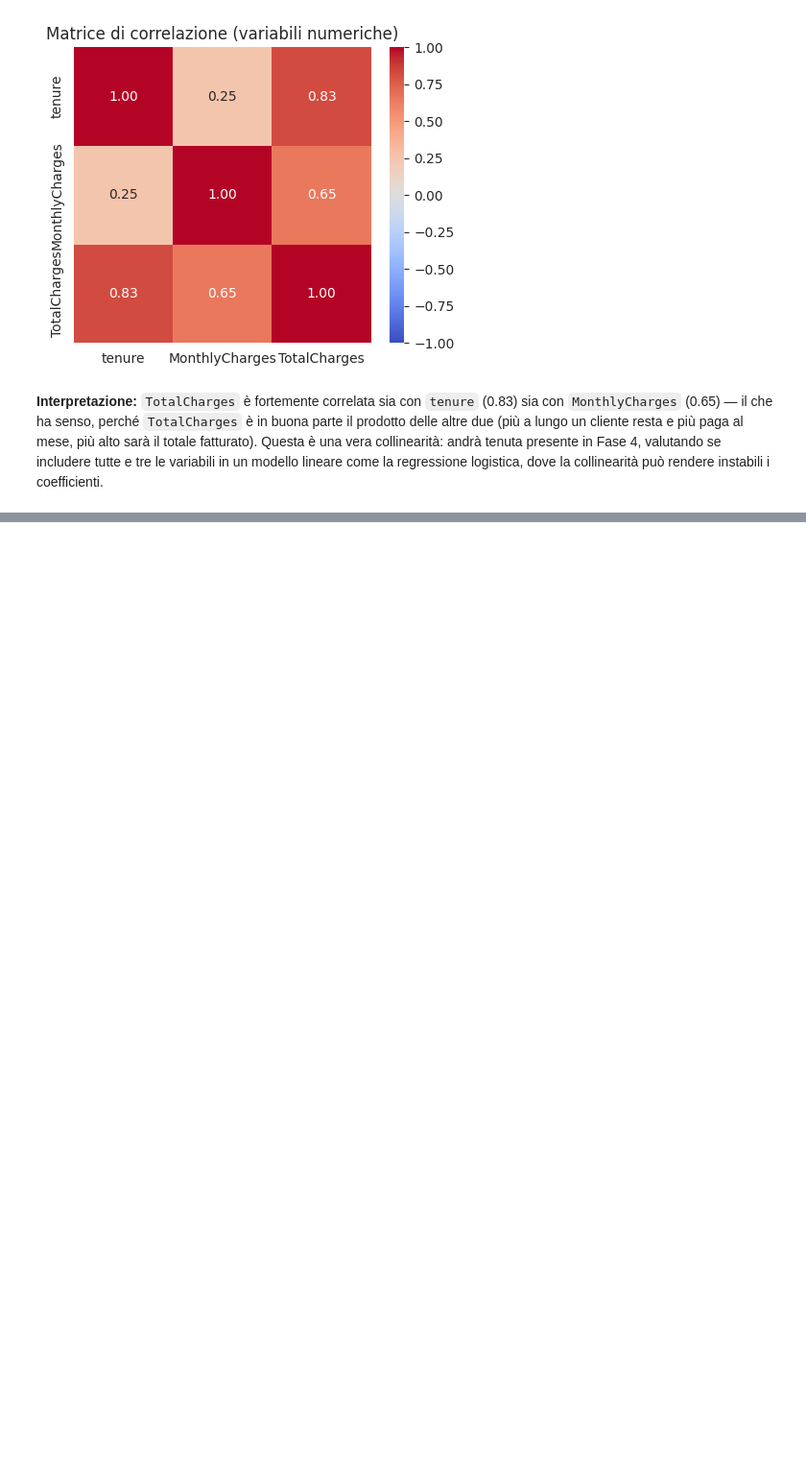
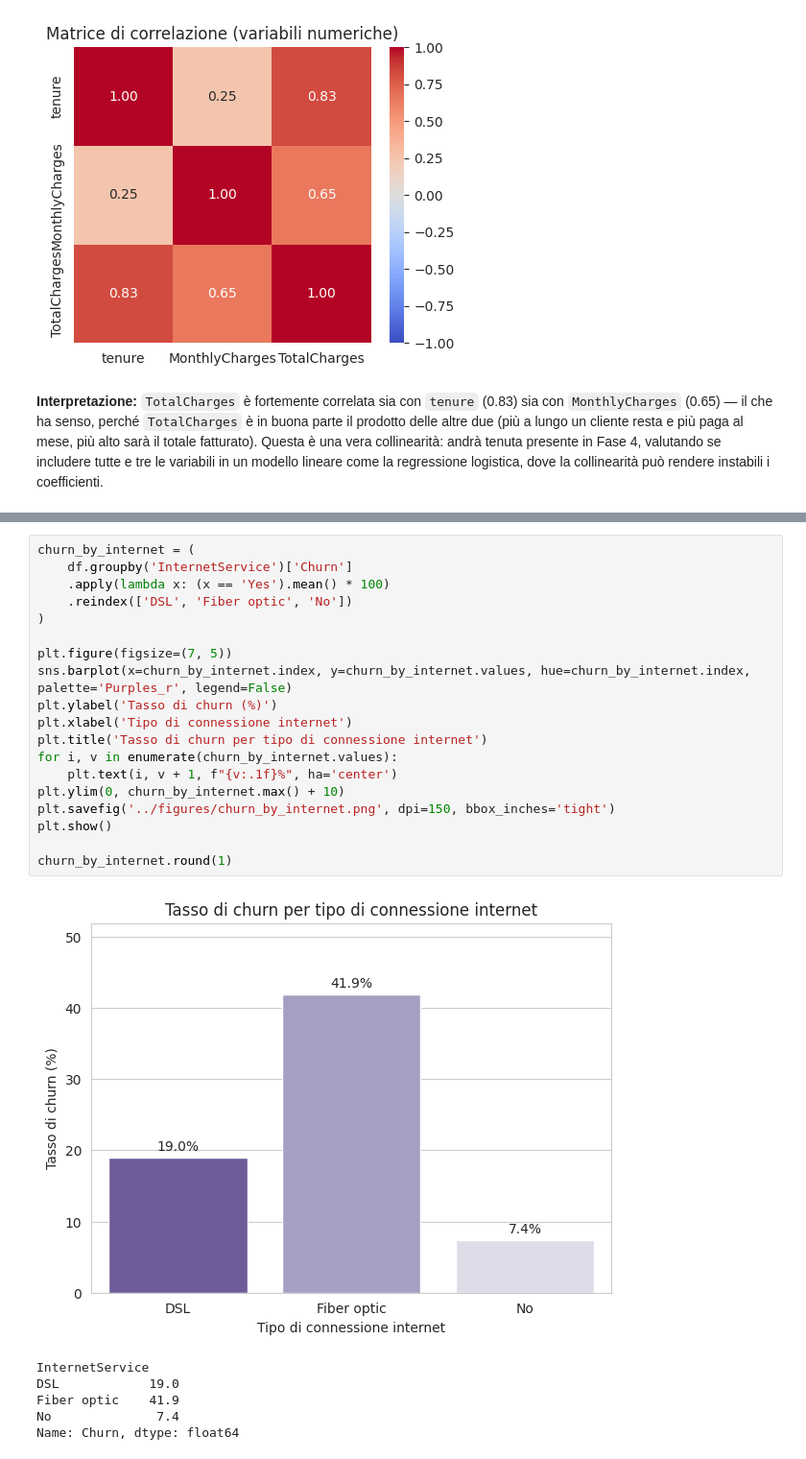
Before and after one commit to ale19ssia/progetto-data-science, a Jupyter notebook: notebooks/02_analisi_esplorativa.ipynb, the cells around one changed output, grey strips where cells are left out. Shown at 96% size. Drawn from its saved outputs; the diff is of its cells as text; blank space fills up the shorter version.

```diff
--- a/notebooks/02_analisi_esplorativa.ipynb
+++ b/notebooks/02_analisi_esplorativa.ipynb
@@ -157,0 +164,26 @@ plt.show()
+# %%
+churn_by_internet = (
+    df.groupby('InternetService')['Churn']
+    .apply(lambda x: (x == 'Yes').mean() * 100)
+    .reindex(['DSL', 'Fiber optic', 'No'])
+)
+
+plt.figure(figsize=(7, 5))
+sns.barplot(x=churn_by_internet.index, y=churn_by_internet.values, hue=churn_by_internet.index, palette='Purples_r', legend=False)
+plt.ylabel('Tasso di churn (%)')
+plt.xlabel('Tipo di connessione internet')
+plt.title('Tasso di churn per tipo di connessione internet')
+for i, v in enumerate(churn_by_internet.values):
+    plt.text(i, v + 1, f"{v:.1f}%", ha='center')
+plt.ylim(0, churn_by_internet.max() + 10)
+plt.savefig('../figures/churn_by_internet.png', dpi=150, bbox_inches='tight')
+plt.show()
+
+churn_by_internet.round(1)
+# %% [output]
+[figure, added]
+InternetService
+DSL            19.0
+Fiber optic    41.9
+No              7.4
+Name: Churn, dtype: float64
```
Also changed, not shown: parts of 3 cells of this notebook, 1 other file.
